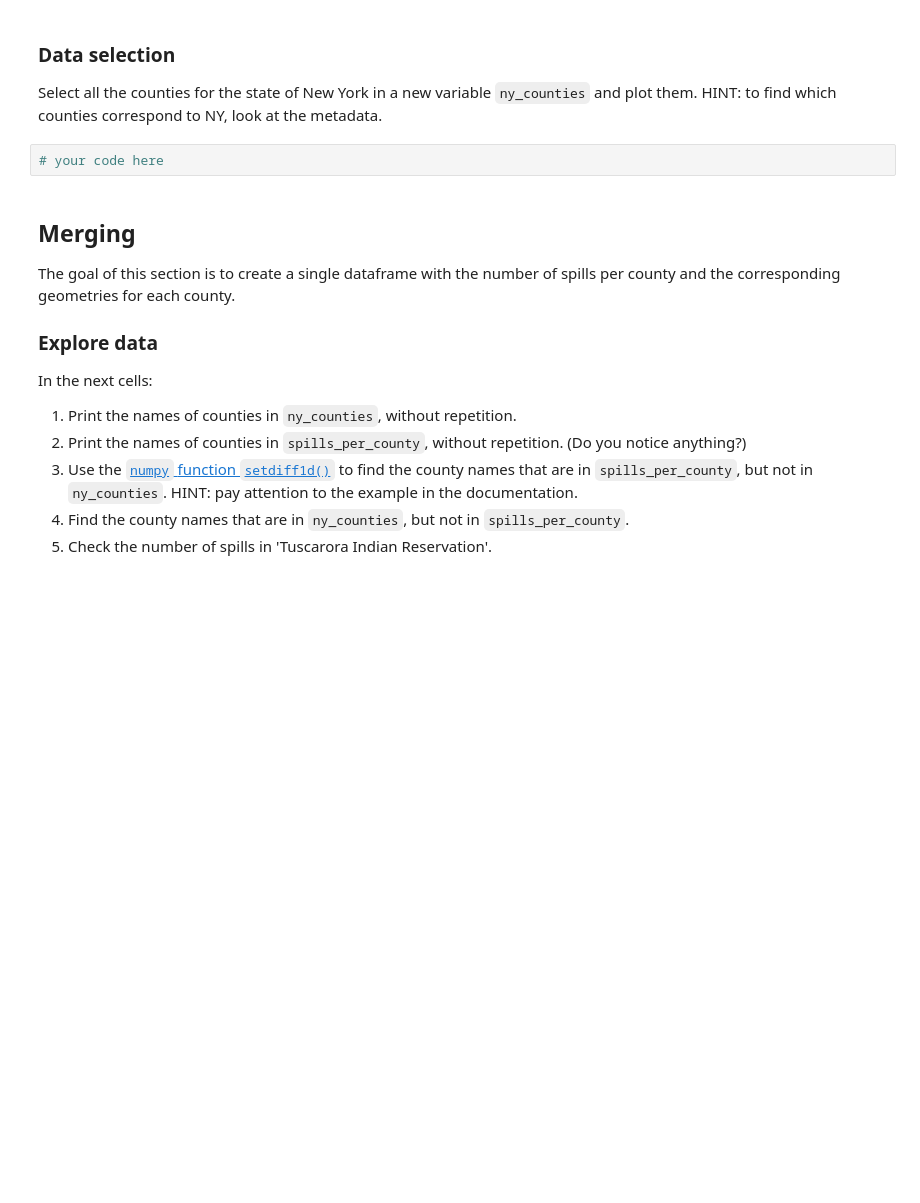
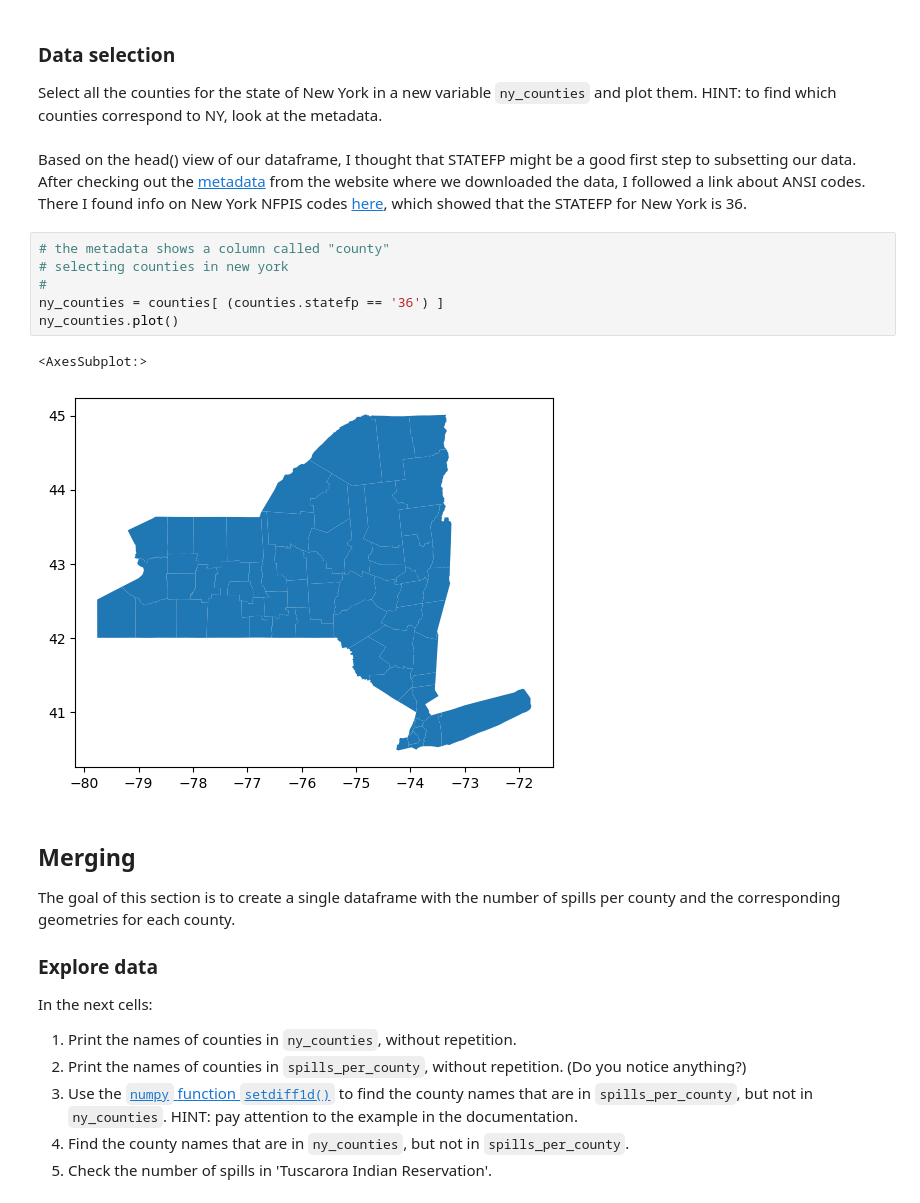
Before and after one commit to a-ramji/eds220-hkw-3, a Jupyter notebook: hwk3-task1-spills.ipynb, the cells around one changed output. Drawn from its saved outputs; the diff is of its cells as text; blank space fills up the shorter version.

```diff
--- a/hwk3-task1-spills.ipynb
+++ b/hwk3-task1-spills.ipynb
@@ -450,8 +457,17 @@ counties.plot()
 ### Data selection
 
 Select all the counties for the state of New York in a new variable `ny_counties` and plot them. HINT: to find which counties correspond to NY, look at the metadata.
-# %%
-# your code here
+# %% [markdown]
+Based on the head() view of our dataframe, I thought that STATEFP might be a good first step to subsetting our data. After checking out the [metadata](https://www2.census.gov/geo/pdfs/maps-data/data/tiger/tgrshp2022/TGRSHP2022_TechDoc_Ch3.pdf) from the website where we downloaded the data, I followed a link about ANSI codes. There I found info on New York NFPIS codes [here](https://www2.census.gov/geo/docs/reference/codes2020/cou/st36_ny_cou2020.txt), which showed that the STATEFP for New York is 36.
+# %%
+# the metadata shows a column called "county"
+# selecting counties in new york
+#
+ny_counties = counties[ (counties.statefp == '36') ]
+ny_counties.plot()
+# %% [output]
+<AxesSubplot:>
+[figure, added]
 # %% [markdown]
 ## Merging
 
```
Also changed, not shown: parts of 3 cells of this notebook.
